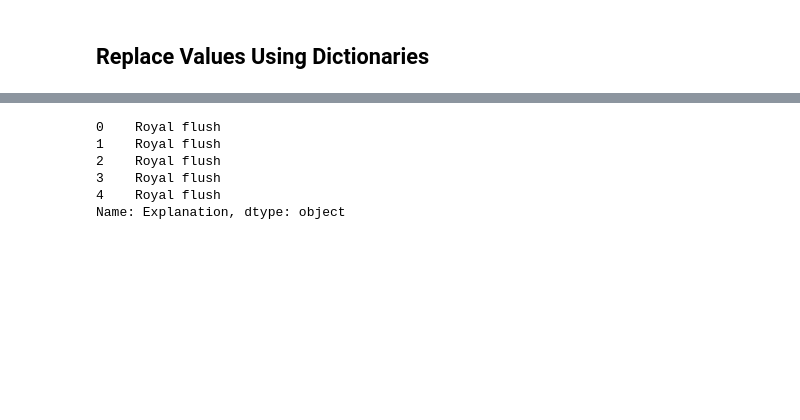
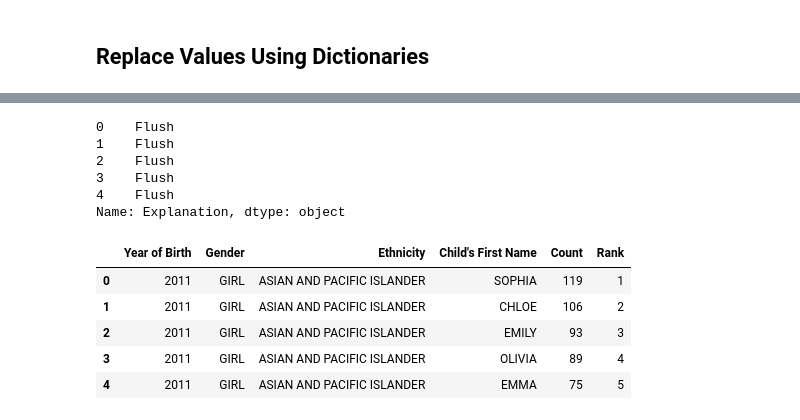
Before and after one commit to bosulliv/datacamp_python, a Jupyter notebook: programming/efficient_code_with_pandas/ch2.ipynb, the cells around one changed output, grey strips where cells are left out. Saved outputs shown, nothing was run; the diff lists cells and outputs as text; code cells hidden in the pictures; blank space fills up the shorter version.

```diff
--- a/programming/efficient_code_with_pandas/ch2.ipynb
+++ b/programming/efficient_code_with_pandas/ch2.ipynb
@@ -146,15 +141,23 @@ dtypes: int64(11), object(1)
 memory usage: 2.3+ MB
 # %%
 # Replace Royal flush or Straight flush to Flush
-poker_hands.replace({'Explanation': 'Royal flush',
-                     'Explanation': 'Straght Flush'},
-                      value={'Explanation':'Flush'},
-                      inplace=True)
+# I would not do this in production! This will cause subtle bugs: Be specific
+# to the column!
+poker_hands.replace({'Royal flush':'Flush', 'Straight flush':'Flush'}, inplace=True)
 print(poker_hands['Explanation'].head())
 # %% [output]
-0    Royal flush
-1    Royal flush
-2    Royal flush
-3    Royal flush
-4    Royal flush
+0    Flush
+1    Flush
+2    Flush
+3    Flush
+4    Flush
 Name: Explanation, dtype: object
+# %%
+names.head()
+# %% [output]
+|  | Year of Birth | Gender | Ethnicity | Child's First Name | Count | Rank |
+| 0 | 2011 | GIRL | ASIAN AND PACIFIC ISLANDER | SOPHIA | 119 | 1 |
+| 1 | 2011 | GIRL | ASIAN AND PACIFIC ISLANDER | CHLOE | 106 | 2 |
+| 2 | 2011 | GIRL | ASIAN AND PACIFIC ISLANDER | EMILY | 93 | 3 |
+| 3 | 2011 | GIRL | ASIAN AND PACIFIC ISLANDER | OLIVIA | 89 | 4 |
+| 4 | 2011 | GIRL | ASIAN AND PACIFIC ISLANDER | EMMA | 75 | 5 |
```
Also changed, not shown: parts of 10 cells of this notebook.
